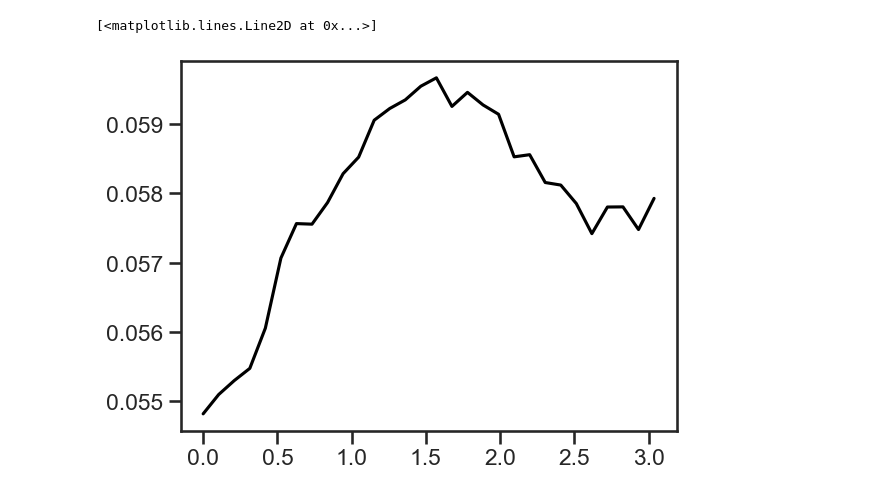
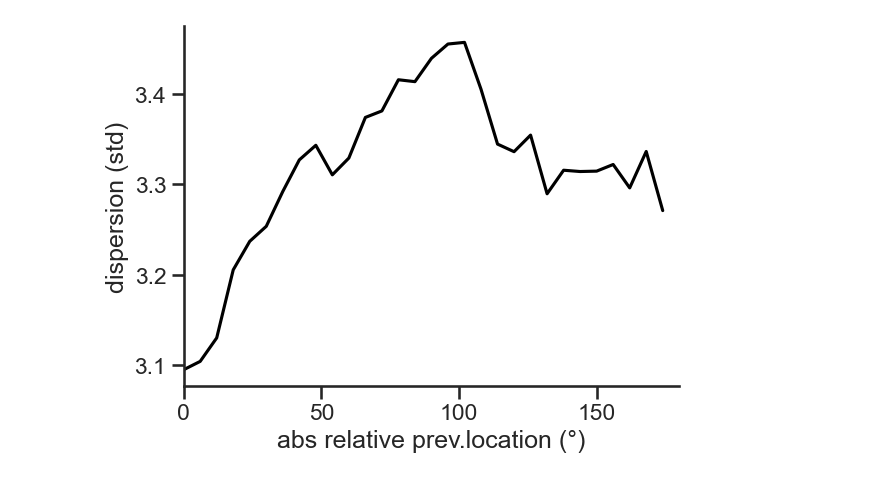
Before and after one commit to jmourabarbosa/sb_for_david, a Jupyter notebook: Heike_sims/Heike_sims.ipynb, the cells around one changed output. Cells and saved outputs as stored; diff of their text form; code cells hidden in the pictures.

Commit message:
images

```diff
--- a/Heike_sims/Heike_sims.ipynb
+++ b/Heike_sims/Heike_sims.ipynb
@@ -59,7 +59,11 @@ for bi, beh in enumerate([bias_ctrl,bias_enc,bias_schz]):
         if bi == 2: sb_schz[i,:], se_schz[i,:] = \
                     folded_bias(dists[~out], err[~out], window, step)
 # %%
-plt.plot(xxx,sb_ctrl[0], '-', color='k')
+plt.plot(np.rad2deg(xxx),np.rad2deg(sb_ctrl[0]), '-', color='k')
+plt.xlabel('abs relative prev.location (°)')
+plt.ylabel('dispersion (std)')
+plt.xlim(0,180)
+sns.despine()
+plt.tight_layout()
 # %% [output]
-[<matplotlib.lines.Line2D at 0x...>]
-[figure, old version]
+[figure, new version]
```
Also changed, not shown: parts of 1 cell of this notebook, 3 other files.
